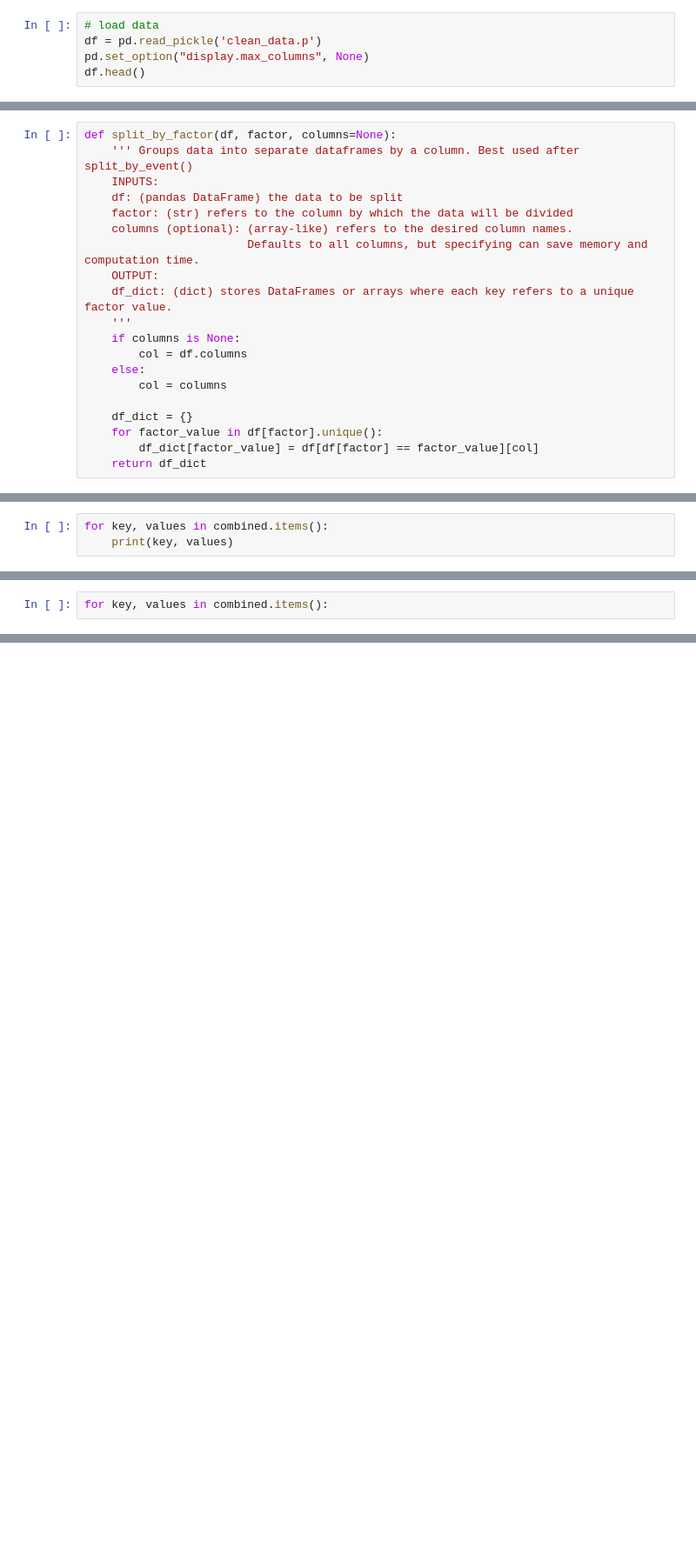
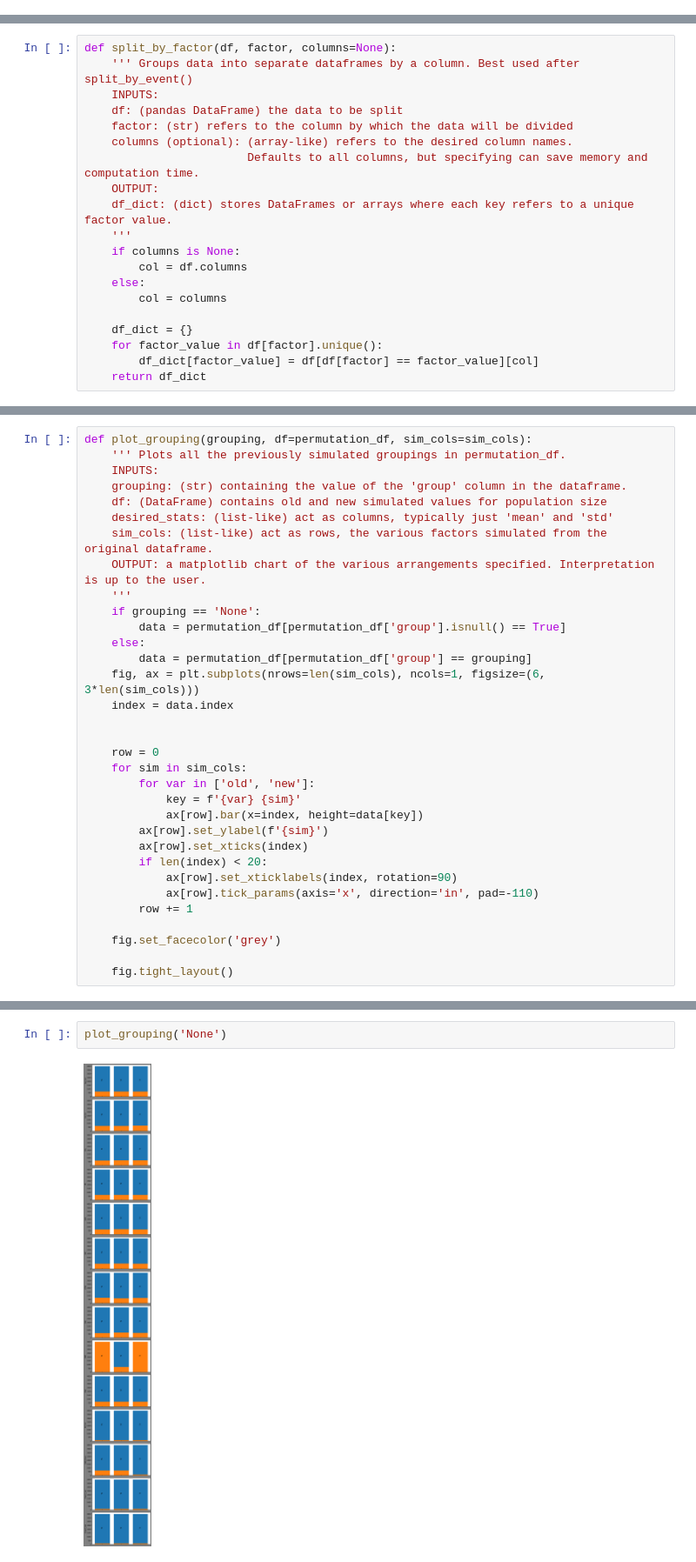
Before and after one commit to Slid61/plant-restoration-size, a Jupyter notebook: get_stat_params.ipynb, the cells around one changed output, grey strips where cells are left out. Shown at 87% size. Saved outputs shown, nothing was run; the diff lists cells and outputs as text; blank space fills up the shorter version.

```diff
--- a/get_stat_params.ipynb
+++ b/get_stat_params.ipynb
@@ -10,5 +26,0 @@ ModuleNotFoundError: No module named 'orderedset'
-# %%
-# load data
-df = pd.read_pickle('clean_data.p')
-pd.set_option("display.max_columns", None)
-df.head()
@@ -753,3 +87,0 @@ def dict_to_dataframes(size_dict, events, desired_stats, group_cols, sim_cols):
-# %%
-for key, values in combined.items():
-    print(key, values)
@@ -774,2 +87,0 @@ T3, Estrategia, COL, Enriquecimiento [539, 150]
-# %%
-for key, values in combined.items():
@@ -817,0 +391,33 @@ time for cp: 45.0637 seconds
+# %%
+def plot_grouping(grouping, df=permutation_df, sim_cols=sim_cols):
+    ''' Plots all the previously simulated groupings in permutation_df.
+    INPUTS:
+    grouping: (str) containing the value of the 'group' column in the dataframe.
+    df: (DataFrame) contains old and new simulated values for population size
+    desired_stats: (list-like) act as columns, typically just 'mean' and 'std'
+    sim_cols: (list-like) act as rows, the various factors simulated from the original dataframe.
+    OUTPUT: a matplotlib chart of the various arrangements specified. Interpretation is up to the user.
+    '''
+    if grouping == 'None':
+        data = permutation_df[permutation_df['group'].isnull() == True]
+    else:
+        data = permutation_df[permutation_df['group'] == grouping]
+    fig, ax = plt.subplots(nrows=len(sim_cols), ncols=1, figsize=(6, 3*len(sim_cols)))
+    index = data.index
+
+
+    row = 0
+    for sim in sim_cols:
+        for var in ['old', 'new']:
+            key = f'{var} {sim}'
+            ax[row].bar(x=index, height=data[key])
+        ax[row].set_ylabel(f'{sim}')
+        ax[row].set_xticks(index)
+        if len(index) < 20:
+            ax[row].set_xticklabels(index, rotation=90)
+            ax[row].tick_params(axis='x', direction='in', pad=-110)
+        row += 1
+
+    fig.set_facecolor('grey')
+
+    fig.tight_layout()
@@ -817,0 +663,4 @@ time for cp: 45.0637 seconds
+# %%
+plot_grouping('None')
+# %% [output]
+[figure, added]
```
Also changed, not shown: parts of 105 cells of this notebook, 9 other files.
